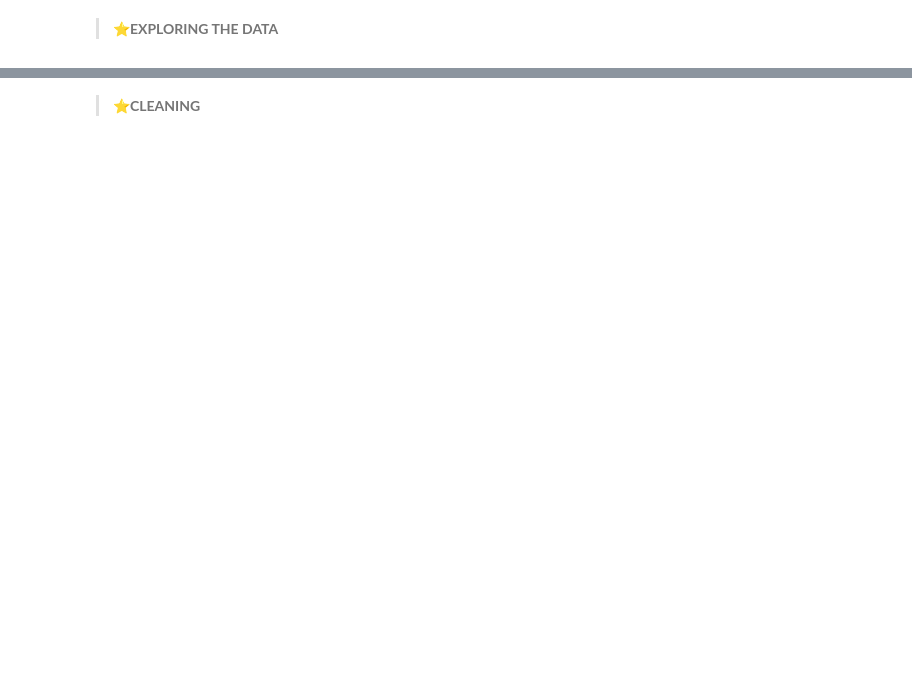
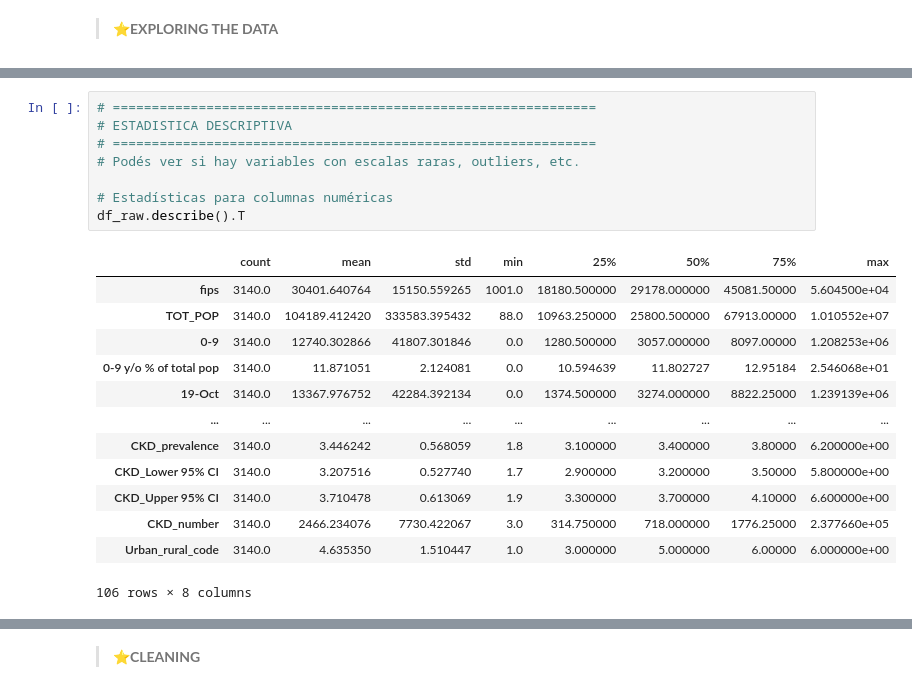
Before and after one commit to mvlarra/Project_ML_Linear_Regression_regularized_VL, a Jupyter notebook: Project_ML_Linear_Regresion_Regularized_VL.ipynb, the cells around one changed output, grey strips where cells are left out. Saved outputs shown, nothing was run; the diff lists cells and outputs as text; blank space fills up the shorter version.

```diff
--- a/Project_ML_Linear_Regresion_Regularized_VL.ipynb
+++ b/Project_ML_Linear_Regresion_Regularized_VL.ipynb
@@ -114,0 +184,22 @@ df_raw.sample(10,random_state=2025)
+# %%
+# ==============================================================
+# ESTADISTICA DESCRIPTIVA
+# ==============================================================
+# Podés ver si hay variables con escalas raras, outliers, etc.
+
+# Estadísticas para columnas numéricas
+df_raw.describe().T
+# %% [output]
+|  | count | mean | std | min | 25% | 50% | 75% | max |
+| fips | 3140.0 | 30401.640764 | 15150.559265 | 1001.0 | 18180.500000 | 29178.000000 | 45081.50000 | 5.604500e+04 |
+| TOT_POP | 3140.0 | 104189.412420 | 333583.395432 | 88.0 | 10963.250000 | 25800.500000 | 67913.00000 | 1.010552e+07 |
+| 0-9 | 3140.0 | 12740.302866 | 41807.301846 | 0.0 | 1280.500000 | 3057.000000 | 8097.00000 | 1.208253e+06 |
+| 0-9 y/o % of total pop | 3140.0 | 11.871051 | 2.124081 | 0.0 | 10.594639 | 11.802727 | 12.95184 | 2.546068e+01 |
+| 19-Oct | 3140.0 | 13367.976752 | 42284.392134 | 0.0 | 1374.500000 | 3274.000000 | 8822.25000 | 1.239139e+06 |
+| ... | ... | ... | ... | ... | ... | ... | ... | ... |
+| CKD_prevalence | 3140.0 | 3.446242 | 0.568059 | 1.8 | 3.100000 | 3.400000 | 3.80000 | 6.200000e+00 |
+| CKD_Lower 95% CI | 3140.0 | 3.207516 | 0.527740 | 1.7 | 2.900000 | 3.200000 | 3.50000 | 5.800000e+00 |
+| CKD_Upper 95% CI | 3140.0 | 3.710478 | 0.613069 | 1.9 | 3.300000 | 3.700000 | 4.10000 | 6.600000e+00 |
+| CKD_number | 3140.0 | 2466.234076 | 7730.422067 | 3.0 | 314.750000 | 718.000000 | 1776.25000 | 2.377660e+05 |
+| Urban_rural_code | 3140.0 | 4.635350 | 1.510447 | 1.0 | 3.000000 | 5.000000 | 6.00000 | 6.000000e+00 |
+106 rows × 8 columns
```
Also changed, not shown: parts of 36 cells of this notebook.
